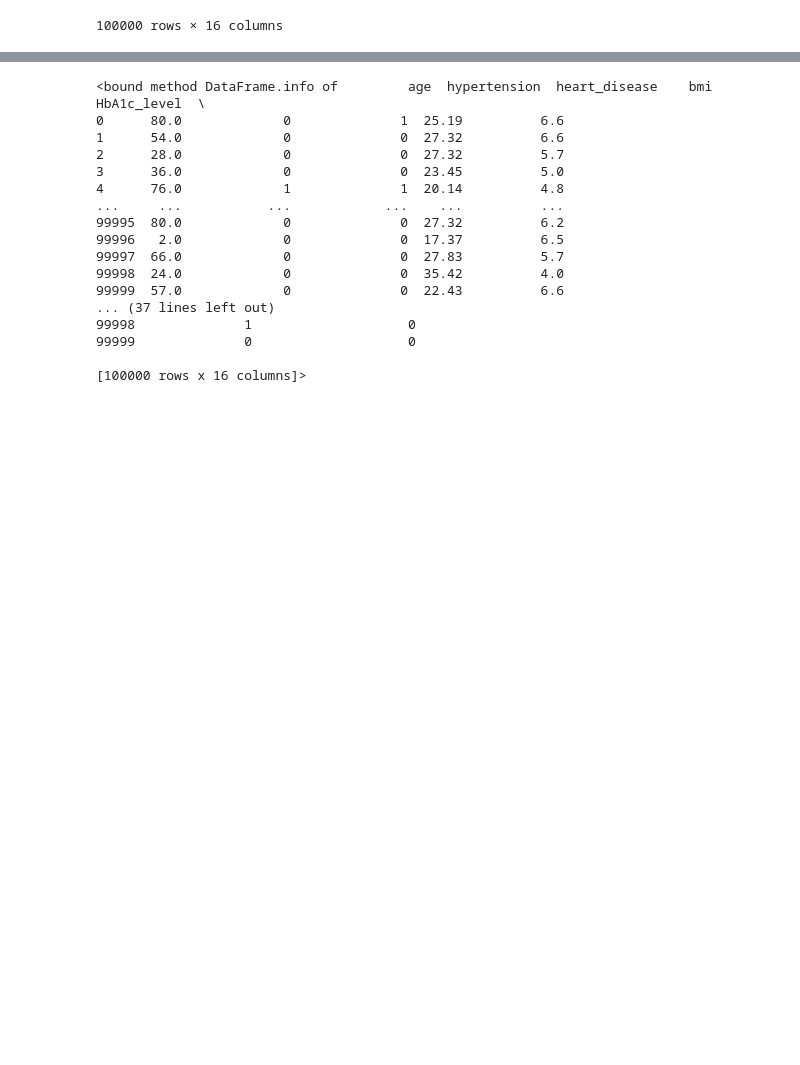
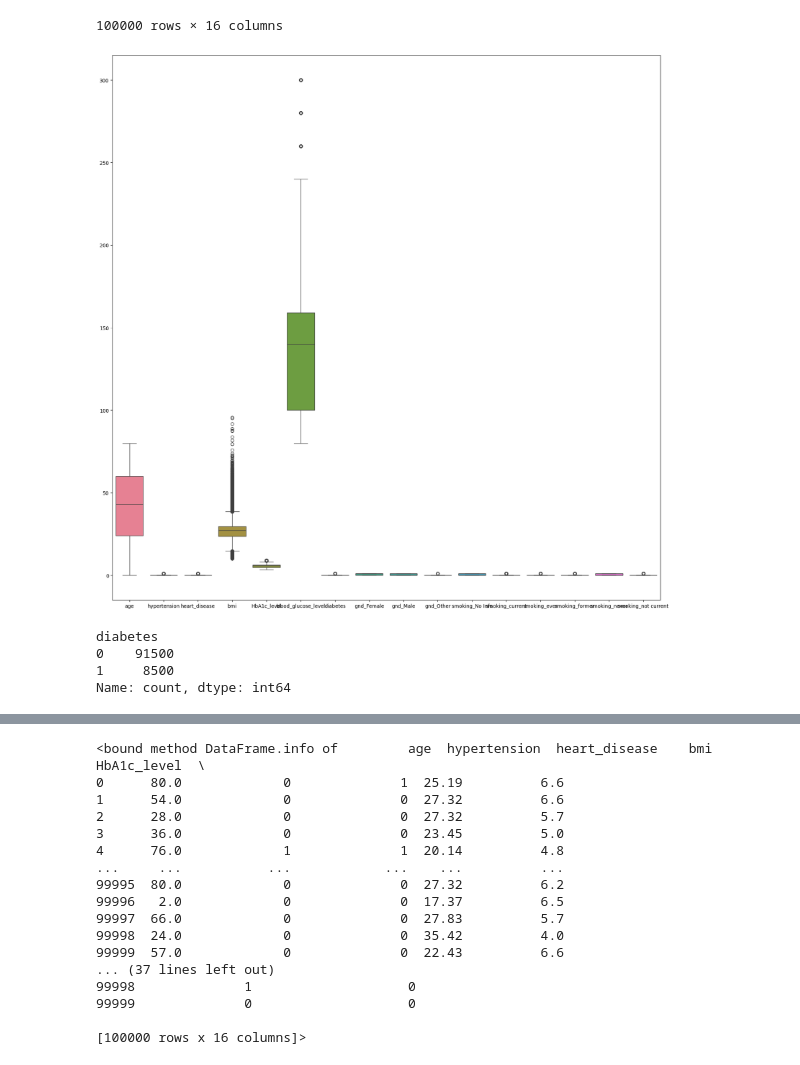
Before and after one commit to cenixeriadev/DiabetesPredictorWeb, a Jupyter notebook: models-ri-ml/prueba.ipynb, the cells around one changed output, grey strips where cells are left out. Saved outputs shown, nothing was run; the diff lists cells and outputs as text; code cells hidden in the pictures; blank space fills up the shorter version.

```diff
--- a/models-ri-ml/prueba.ipynb
+++ b/models-ri-ml/prueba.ipynb
@@ -104,3 +113,16 @@ dataset
 | 99998 | 24.0 | 0 | 0 | 35.42 | 4.0 | 100 | 0 | 1 | ... |
 | 99999 | 57.0 | 0 | 0 | 22.43 | 6.6 | 90 | 0 | 1 | ... |
 100000 rows × 16 columns
+# %%
+plt.figure(figsize=(20,20))
+sns.boxplot(data=dataset)
+plt.show()
+# %% [output]
+[figure, added]
+# %%
+print(dataset['diabetes'].value_counts())
+# %% [output]
+diabetes
+0    91500
+1     8500
+Name: count, dtype: int64
```
Also changed, not shown: parts of 15 cells of this notebook.
